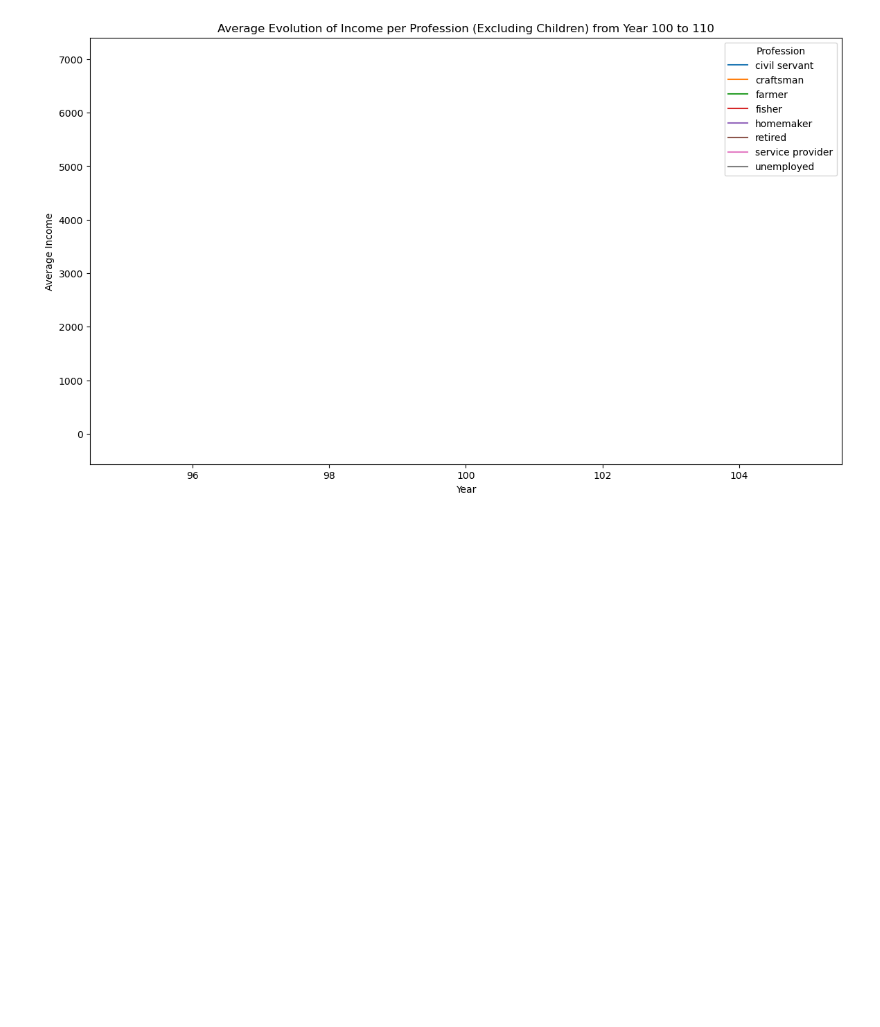
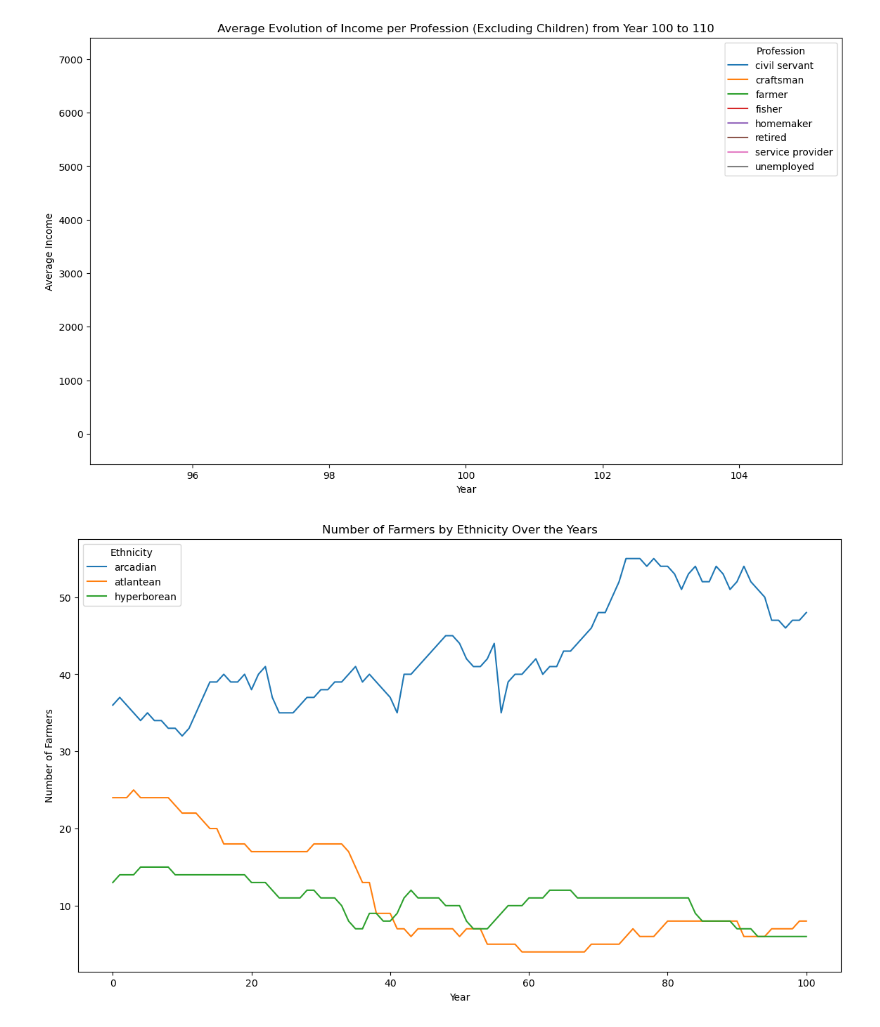
Before and after one commit to merijnvervoorn/islandtm, a Jupyter notebook: visualisation-merijn.ipynb, the cells around one changed output. Saved outputs shown, nothing was run; the diff lists cells and outputs as text; code cells hidden in the pictures; blank space fills up the shorter version.

Commit message:
ethnicity over years per farmer

```diff
--- a/visualisation-merijn.ipynb
+++ b/visualisation-merijn.ipynb
@@ -362,3 +362,20 @@ for start_year in years:
 [figure]
 [figure]
 [figure]
+# %%
+# Filter the data for farmers
+farmers_data = data_df[data_df['profession'] == 'farmer']
+
+# Group by year and ethnicity, and count the number of farmers
+farmers_by_ethnicity = farmers_data.groupby(['year', 'ethnicity']).size().unstack()
+
+# Plot the number of farmers by ethnicity over the years
+plt.figure(figsize=(14, 8))
+farmers_by_ethnicity.plot(ax=plt.gca())
+plt.xlabel('Year')
+plt.ylabel('Number of Farmers')
+plt.title('Number of Farmers by Ethnicity Over the Years')
+plt.legend(title='Ethnicity')
+plt.show()
+# %% [output]
+[figure, added]
```
